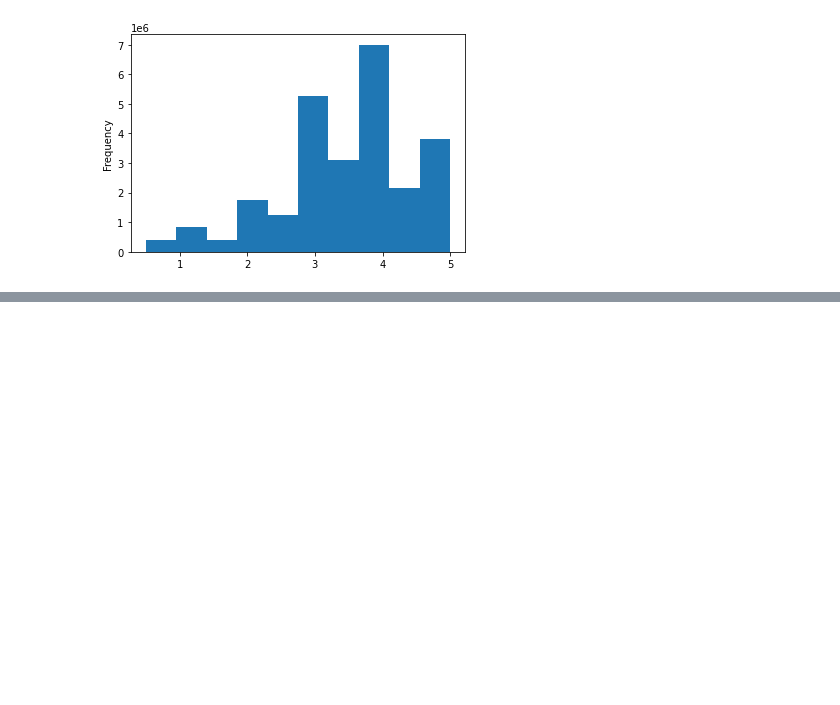
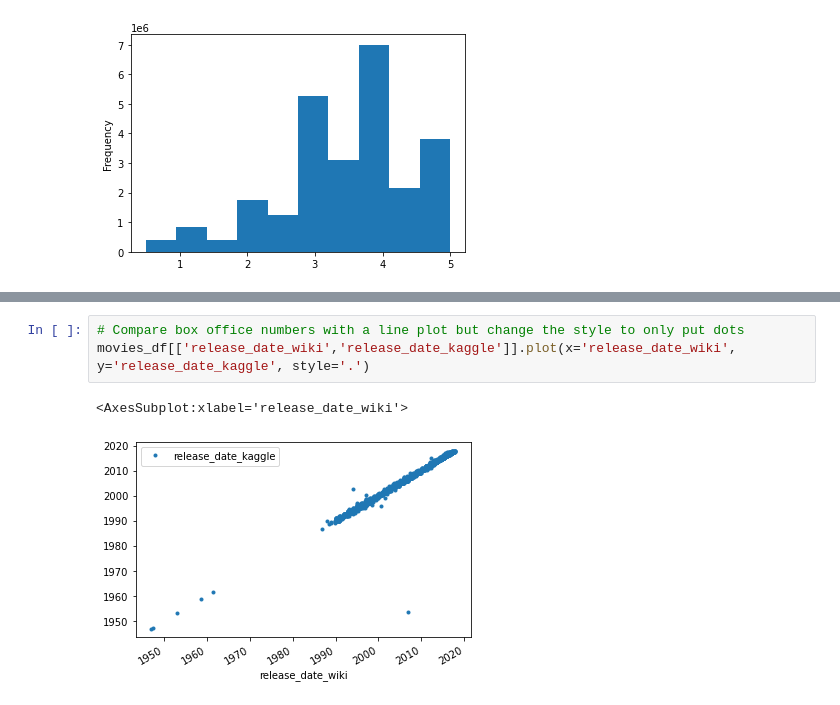
Before and after one commit to mreid1066/Movies-ETL, a Jupyter notebook: extract_data.ipynb, the cells around one changed output, grey strips where cells are left out. Saved outputs shown, nothing was run; the diff lists cells and outputs as text; blank space fills up the shorter version.

```diff
--- a/extract_data.ipynb
+++ b/extract_data.ipynb
@@ -679,0 +768,6 @@ Name: rating, dtype: float64
+# %%
+# Compare box office numbers with a line plot but change the style to only put dots
+movies_df[['release_date_wiki','release_date_kaggle']].plot(x='release_date_wiki', y='release_date_kaggle', style='.')
+# %% [output]
+<AxesSubplot:xlabel='release_date_wiki'>
+[figure, added]
```
Also changed, not shown: parts of 17 cells of this notebook.
